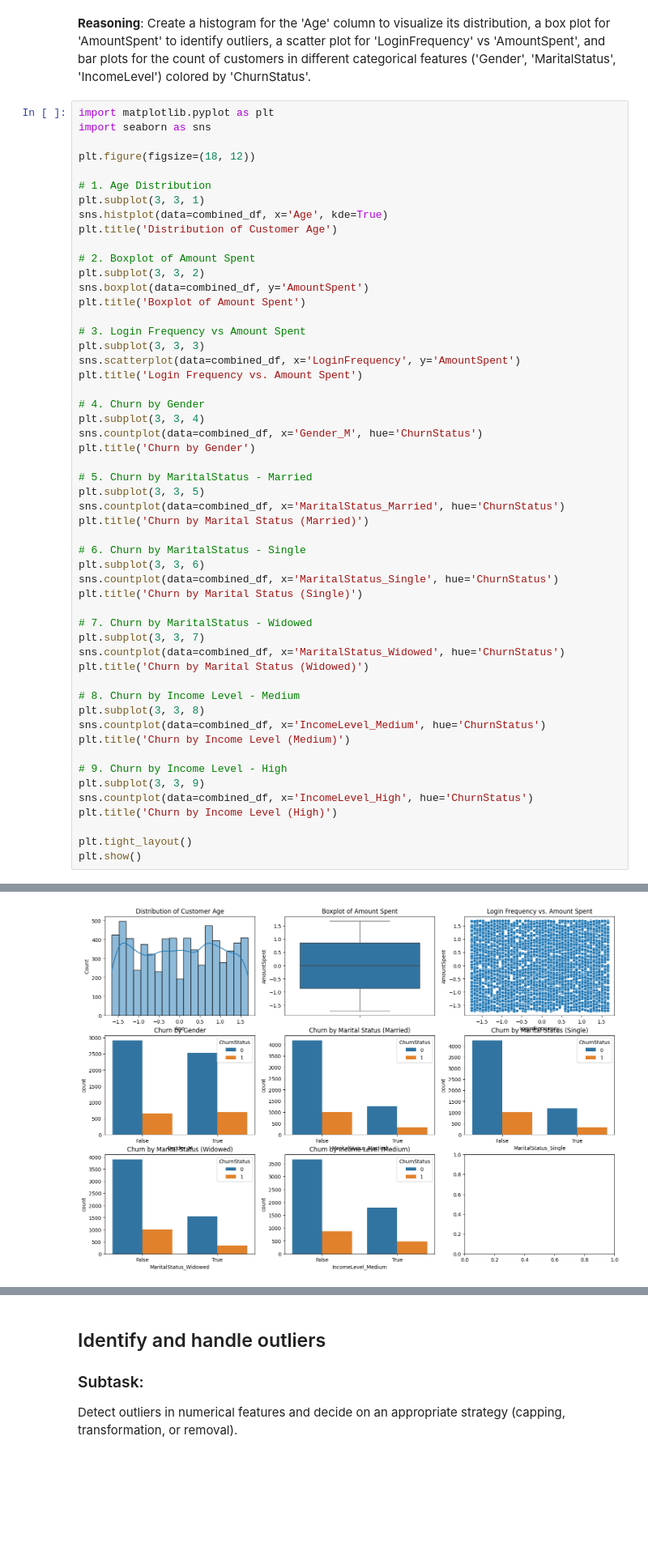
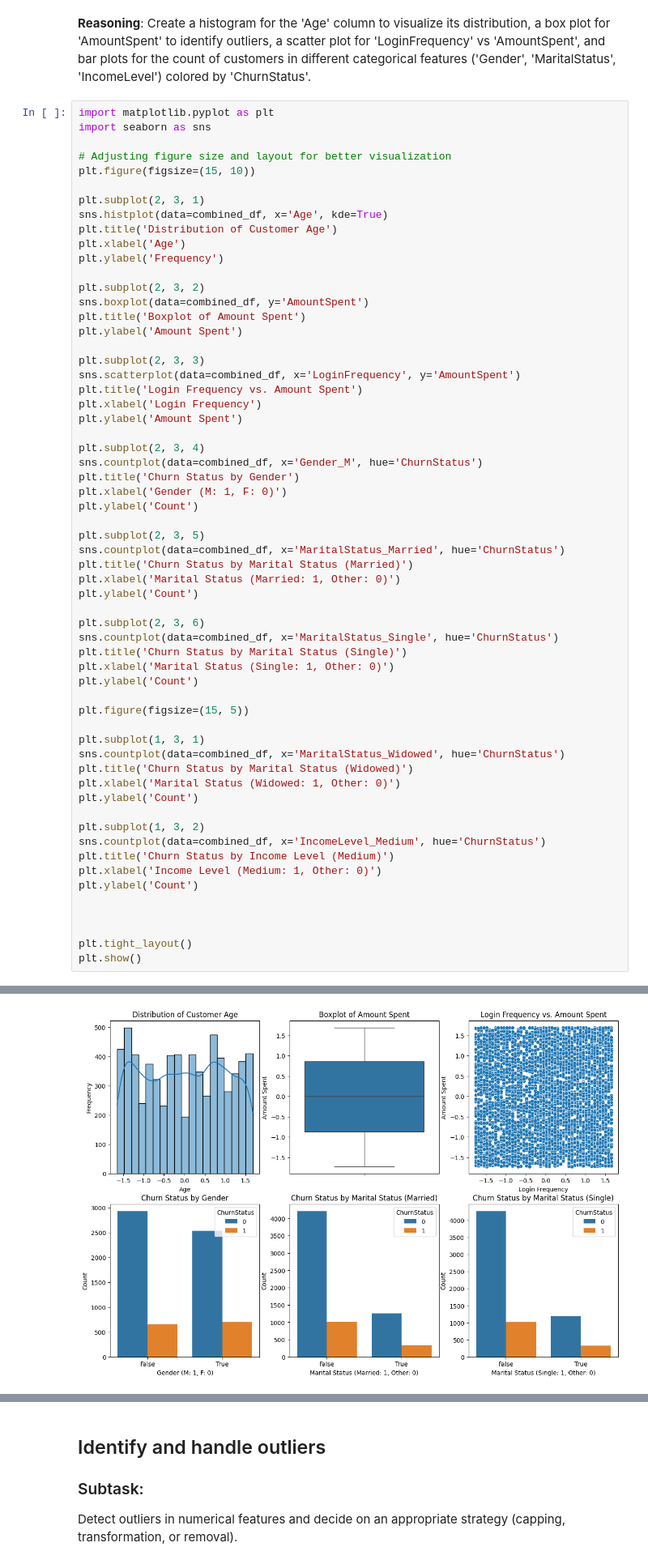
Before and after one commit to vipulkhinder07/vipul-project, a Jupyter notebook: bank_churn_forage_task_.ipynb, the cells around one changed output, grey strips where cells are left out. Shown: that part at 81% size. Saved outputs shown, nothing was run; the diff lists cells and outputs as text; blank space fills up the shorter version.

```diff
--- a/bank_churn_forage_task_.ipynb
+++ b/bank_churn_forage_task_.ipynb
@@ -88,52 +88,59 @@ Create a histogram for the 'Age' column to visualize its distribution, a box plo
 import matplotlib.pyplot as plt
 import seaborn as sns
 
-plt.figure(figsize=(18, 12))
+# Adjusting figure size and layout for better visualization
+plt.figure(figsize=(15, 10))
 
-# 1. Age Distribution
-plt.subplot(3, 3, 1)
+plt.subplot(2, 3, 1)
 sns.histplot(data=combined_df, x='Age', kde=True)
 plt.title('Distribution of Customer Age')
+plt.xlabel('Age')
+plt.ylabel('Frequency')
 
-# 2. Boxplot of Amount Spent
-plt.subplot(3, 3, 2)
+plt.subplot(2, 3, 2)
 sns.boxplot(data=combined_df, y='AmountSpent')
 plt.title('Boxplot of Amount Spent')
+plt.ylabel('Amount Spent')
 
-# 3. Login Frequency vs Amount Spent
-plt.subplot(3, 3, 3)
+plt.subplot(2, 3, 3)
 sns.scatterplot(data=combined_df, x='LoginFrequency', y='AmountSpent')
 plt.title('Login Frequency vs. Amount Spent')
+plt.xlabel('Login Frequency')
+plt.ylabel('Amount Spent')
 
-# 4. Churn by Gender
-plt.subplot(3, 3, 4)
+plt.subplot(2, 3, 4)
 sns.countplot(data=combined_df, x='Gender_M', hue='ChurnStatus')
-plt.title('Churn by Gender')
+plt.title('Churn Status by Gender')
+plt.xlabel('Gender (M: 1, F: 0)')
+plt.ylabel('Count')
 
-# 5. Churn by MaritalStatus - Married
-plt.subplot(3, 3, 5)
+plt.subplot(2, 3, 5)
 sns.countplot(data=combined_df, x='MaritalStatus_Married', hue='ChurnStatus')
-plt.title('Churn by Marital Status (Married)')
+plt.title('Churn Status by Marital Status (Married)')
+plt.xlabel('Marital Status (Married: 1, Other: 0)')
+plt.ylabel('Count')
 
-# 6. Churn by MaritalStatus - Single
-plt.subplot(3, 3, 6)
+plt.subplot(2, 3, 6)
 sns.countplot(data=combined_df, x='MaritalStatus_Single', hue='ChurnStatus')
-plt.title('Churn by Marital Status (Single)')
+plt.title('Churn Status by Marital Status (Single)')
+plt.xlabel('Marital Status (Single: 1, Other: 0)')
+plt.ylabel('Count')
 
-# 7. Churn by MaritalStatus - Widowed
-plt.subplot(3, 3, 7)
+plt.figure(figsize=(15, 5))
+
+plt.subplot(1, 3, 1)
 sns.countplot(data=combined_df, x='MaritalStatus_Widowed', hue='ChurnStatus')
-plt.title('Churn by Marital Status (Widowed)')
+plt.title('Churn Status by Marital Status (Widowed)')
+plt.xlabel('Marital Status (Widowed: 1, Other: 0)')
+plt.ylabel('Count')
 
-# 8. Churn by Income Level - Medium
-plt.subplot(3, 3, 8)
+plt.subplot(1, 3, 2)
 sns.countplot(data=combined_df, x='IncomeLevel_Medium', hue='ChurnStatus')
-plt.title('Churn by Income Level (Medium)')
+plt.title('Churn Status by Income Level (Medium)')
+plt.xlabel('Income Level (Medium: 1, Other: 0)')
+plt.ylabel('Count')
 
-# 9. Churn by Income Level - High
-plt.subplot(3, 3, 9)
-sns.countplot(data=combined_df, x='IncomeLevel_High', hue='ChurnStatus')
-plt.title('Churn by Income Level (High)')
+
 
 plt.tight_layout()
 plt.show()
@@ -142 +148 @@ ValueError: Could not interpret value `IncomeLevel_High` for `x`. An entry with
-[figure, old version]
+[figure, new version]
```
Also changed, not shown: parts of 1 cell of this notebook.
